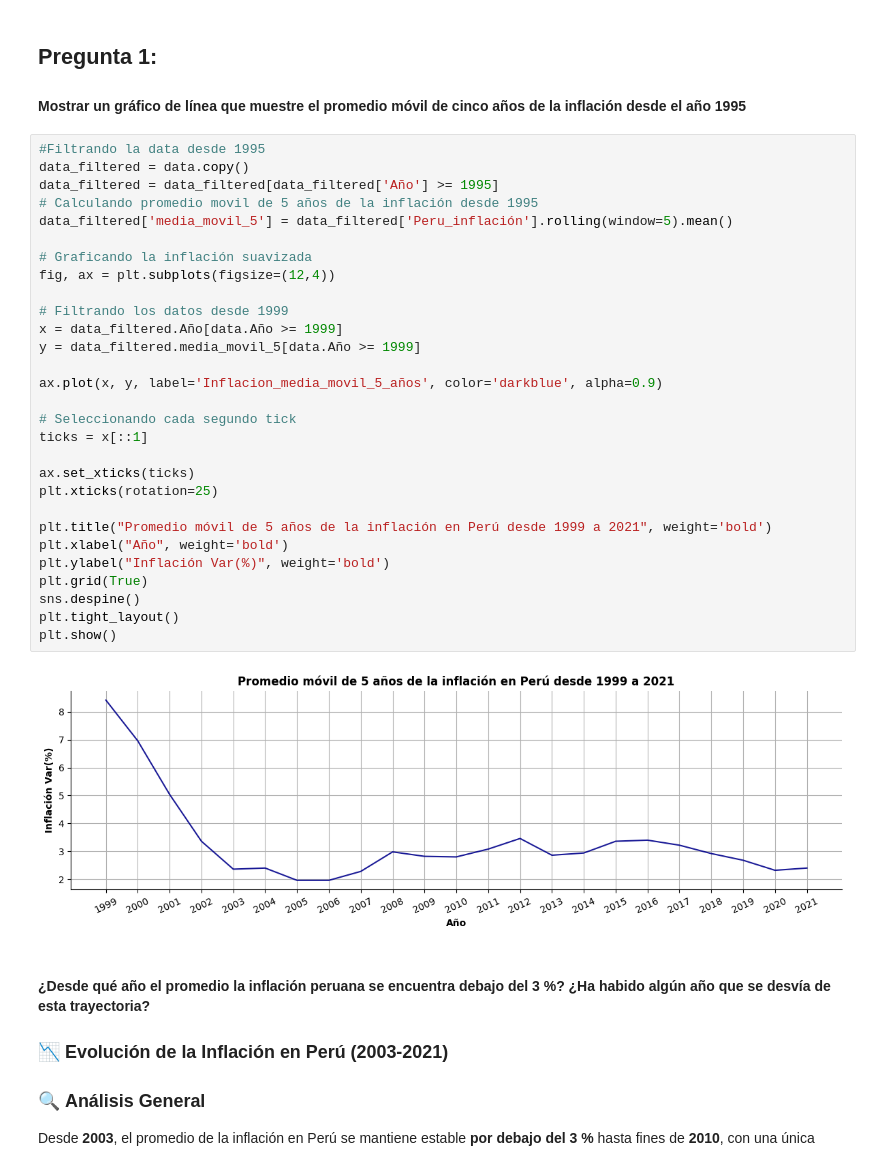
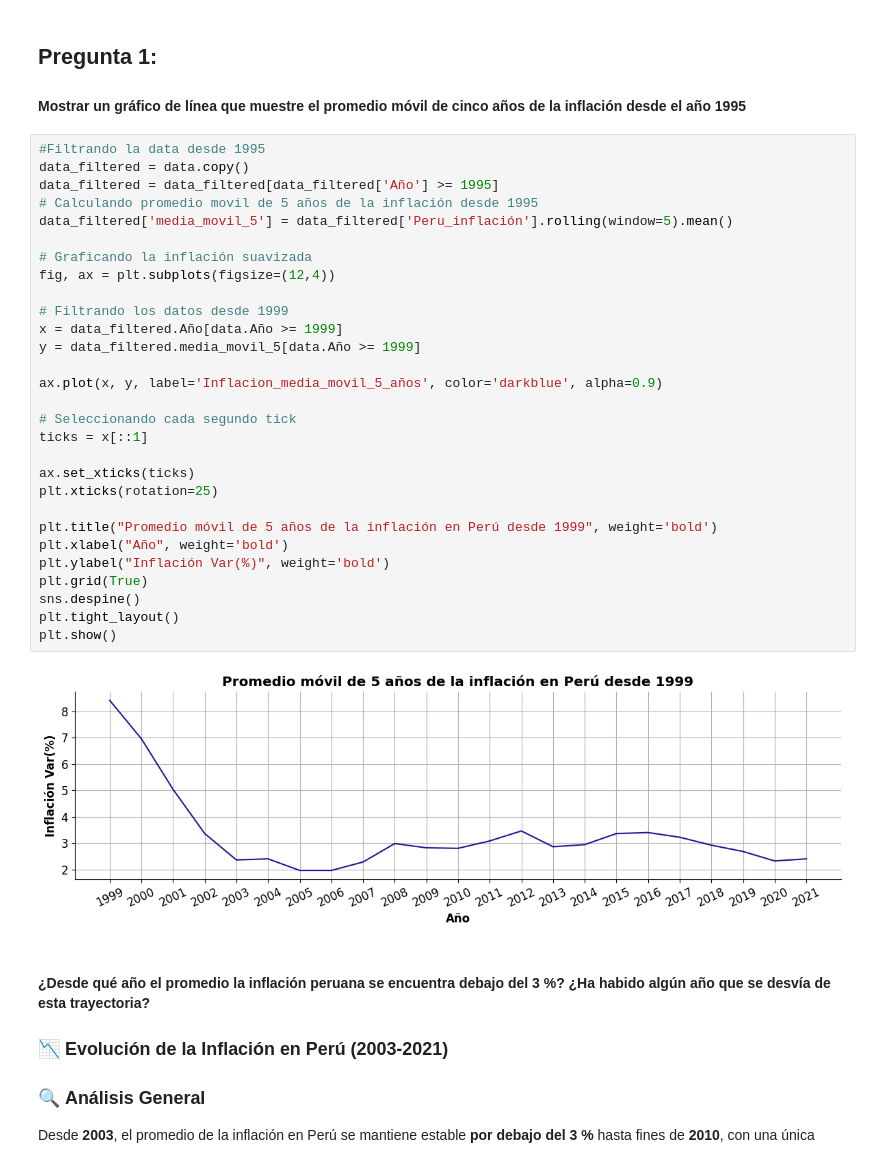
Before and after one commit to Luivelo/Expresate_Peru_con_Datos_2024_Team_GPT, a Jupyter notebook: Proyecto/Storytelling_working_enviroment.ipynb, the cells around one changed output. Saved outputs shown, nothing was run; the diff lists cells and outputs as text.

```diff
--- a/Proyecto/Storytelling_working_enviroment.ipynb
+++ b/Proyecto/Storytelling_working_enviroment.ipynb
@@ -51,34 +52,34 @@ data
 # %%
 #Filtrando la data desde 1995
 data_filtered = data.copy()
 data_filtered = data_filtered[data_filtered['Año'] >= 1995]
 # Calculando promedio movil de 5 años de la inflación desde 1995
 data_filtered['media_movil_5'] = data_filtered['Peru_inflación'].rolling(window=5).mean()
 
 # Graficando la inflación suavizada
 fig, ax = plt.subplots(figsize=(12,4))
 
 # Filtrando los datos desde 1999
 x = data_filtered.Año[data.Año >= 1999]
 y = data_filtered.media_movil_5[data.Año >= 1999]
 
 ax.plot(x, y, label='Inflacion_media_movil_5_años', color='darkblue', alpha=0.9)
 
 # Seleccionando cada segundo tick
 ticks = x[::1]
 
 ax.set_xticks(ticks)
 plt.xticks(rotation=25)
 
-plt.title("Promedio móvil de 5 años de la inflación en Perú desde 1999 a 2021", weight='bold')
+plt.title("Promedio móvil de 5 años de la inflación en Perú desde 1999", weight='bold')
 plt.xlabel("Año", weight='bold')
 plt.ylabel("Inflación Var(%)", weight='bold')
 plt.grid(True)
 sns.despine()
 plt.tight_layout()
 plt.show()
 # %% [output]
-[figure, old version]
+[figure, new version]
 # %% [markdown]
 #### **¿Desde qué año el promedio la inflación peruana se encuentra debajo del 3 %? ¿Ha habido algún año que se desvía de esta trayectoria?**
 
```
Also changed, not shown: parts of 14 cells of this notebook.
